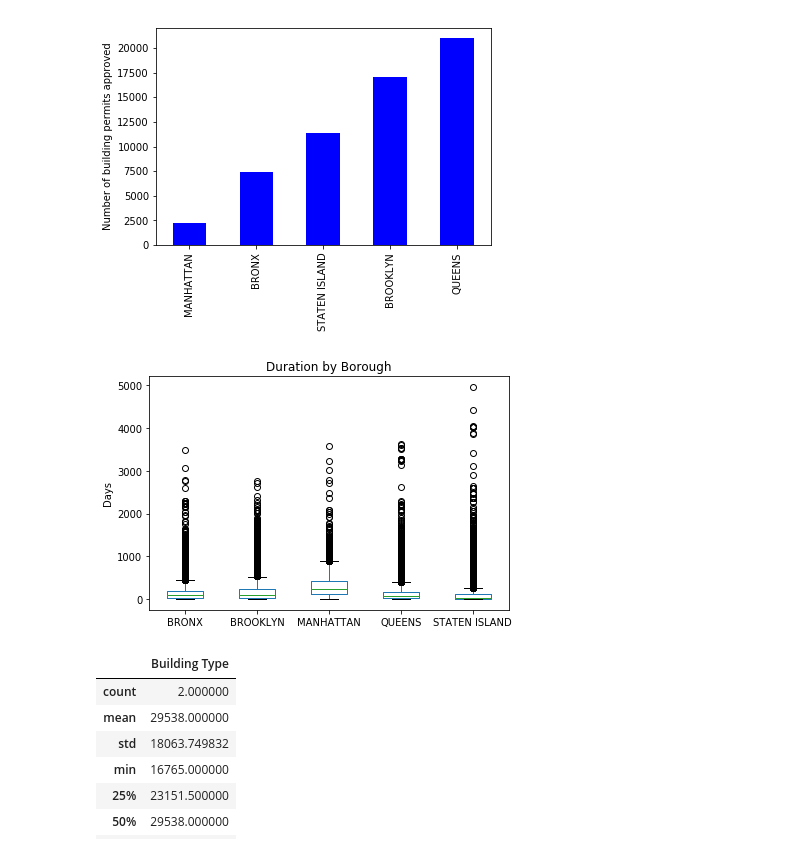
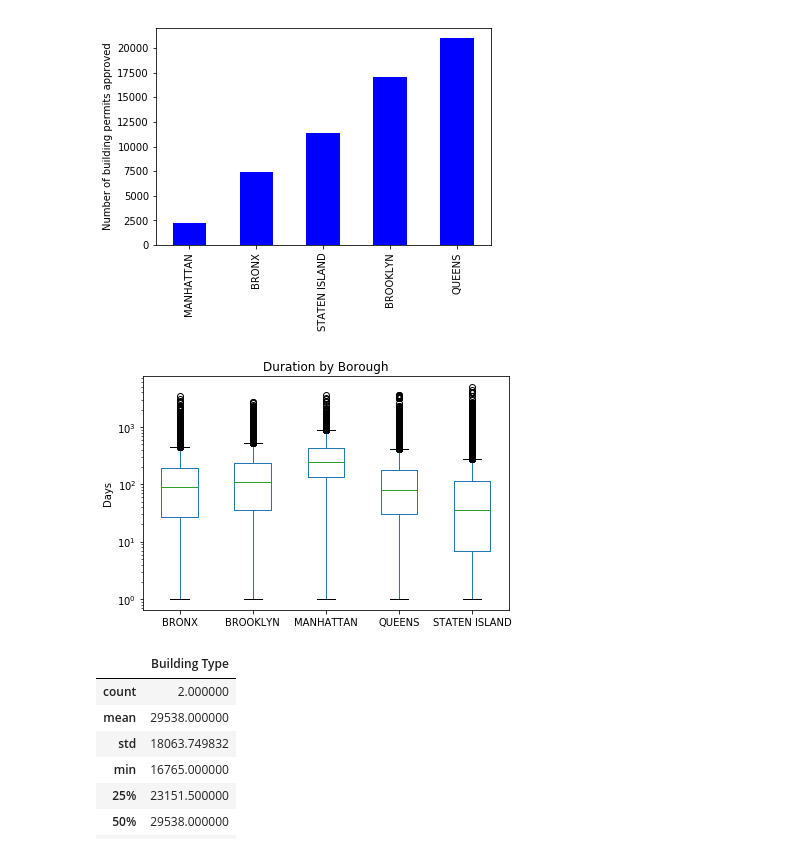
Before and after one commit to anoushavan/Capstone_1, a Jupyter notebook: code/preliminary_analysis.ipynb, the cells around one changed output. Drawn from its saved outputs; the diff is of its cells as text; code cells hidden in the pictures.

```diff
--- a/code/preliminary_analysis.ipynb
+++ b/code/preliminary_analysis.ipynb
@@ -116,14 +116,15 @@ pd.DataFrame(data['Borough'].value_counts().describe())
 # %%
 # Create a boxplot of Building Type Duration.
 ax = data.boxplot(column=['Duration'], by=['Borough'])
 plt.suptitle('')
 ax.set_xlabel('')
 ax.set_ylabel('Days')
 ax.grid(False)
 ax.set_title('Duration by Borough')
+ax.set_yscale('log')
 plt.tight_layout()
 # %% [output]
-[figure, old version]
+[figure, new version]
 # %%
 # Create a bar plot of Building Type and include a statistical analysis.
 ax = data['Building Type'].value_counts().plot(kind='bar', color='b')
```
Also changed, not shown: parts of 15 cells of this notebook, 1 other file.
